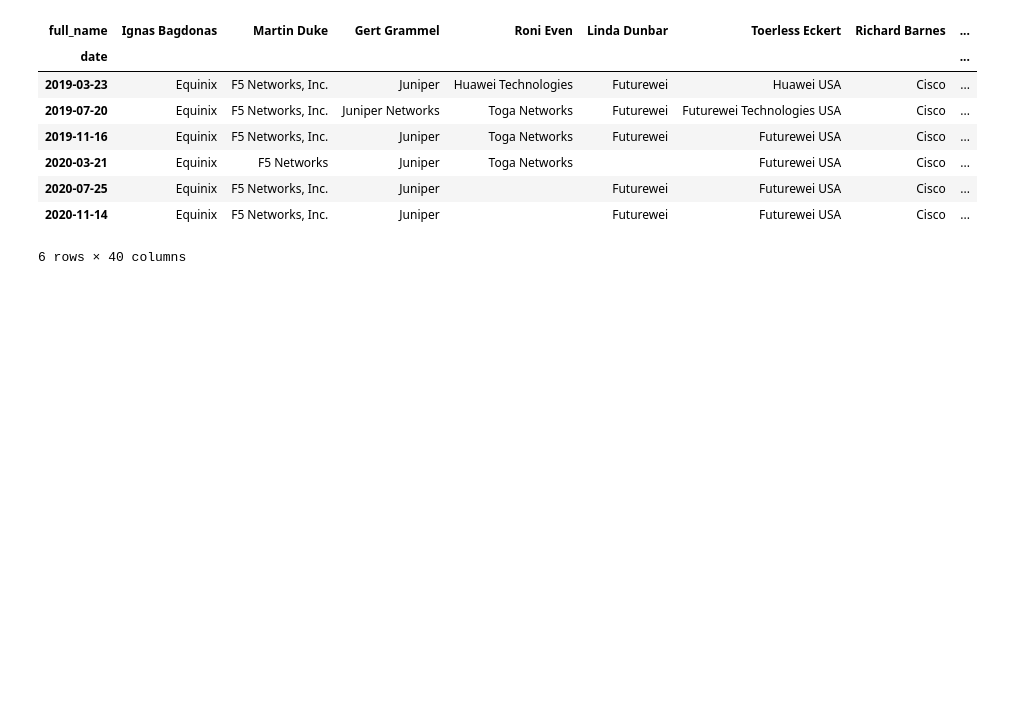
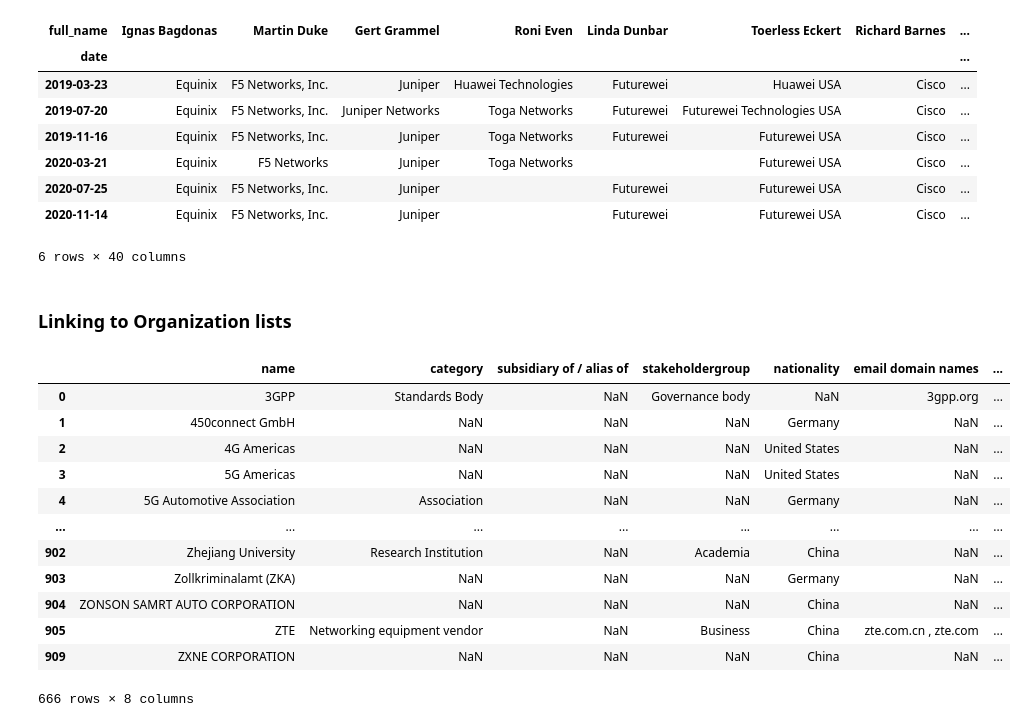
Before and after one commit to datactive/bigbang, a Jupyter notebook: examples/attendance/Extracting Org-Domain and Person-Org-Duration Information From Attendence Data.ipynb, the cells around one changed output. Cells and saved outputs as stored; diff of their text form; code cells hidden in the pictures; blank space fills up the shorter version.

```diff
--- a/examples/attendance/Extracting Org-Domain and Person-Org-Duration Information From Attendence Data.ipynb
+++ b/examples/attendance/Extracting Org-Domain and Person-Org-Duration Information From Attendence Data.ipynb
@@ -8,6 +8,8 @@ from ietfdata.datatracker_ext import *
 import pandas as pd
 import matplotlib.pyplot as plt
 import dataclasses
+# %%
+org_cats = pd.read_csv("organization_categories - organization_categories.csv")
 # %% [markdown]
 ## Getting generic email domains
 # %% [markdown]
@@ -183,3 +187,5 @@ affil_dates[top_attendees]
 6 rows × 40 columns
 # %%
 affil_dates[top_attendees].to_csv("inferred_affiliation_dates.csv")
+# %% [markdown]
+### Linking to Organization lists
@@ -185,0 +194,19 @@ affil_dates[top_attendees].to_csv("inferred_affiliation_dates.csv")
+# %%
+# drop subsidiary organizations
+org_cats = org_cats[org_cats['subsidiary of / alias of'].isna()]
+
+org_cats
+# %% [output]
+|  | name | category | subsidiary of / alias of | stakeholdergroup | nationality | email domain names | ... |
+| 0 | 3GPP | Standards Body | NaN | Governance body | NaN | 3gpp.org | ... |
+| 1 | 450connect GmbH | NaN | NaN | NaN | Germany | NaN | ... |
+| 2 | 4G Americas | NaN | NaN | NaN | United States | NaN | ... |
+| 3 | 5G Americas | NaN | NaN | NaN | United States | NaN | ... |
+| 4 | 5G Automotive Association | Association | NaN | NaN | Germany | NaN | ... |
+| ... | ... | ... | ... | ... | ... | ... | ... |
+| 902 | Zhejiang University | Research Institution | NaN | Academia | China | NaN | ... |
+| 903 | Zollkriminalamt (ZKA) | NaN | NaN | NaN | Germany | NaN | ... |
+| 904 | ZONSON SAMRT AUTO CORPORATION | NaN | NaN | NaN | China | NaN | ... |
+| 905 | ZTE | Networking equipment vendor | NaN | Business | China | zte.com.cn , zte.com | ... |
+| 909 | ZXNE CORPORATION | NaN | NaN | NaN | China | NaN | ... |
+666 rows × 8 columns
```
Also changed, not shown: parts of 13 cells of this notebook.
